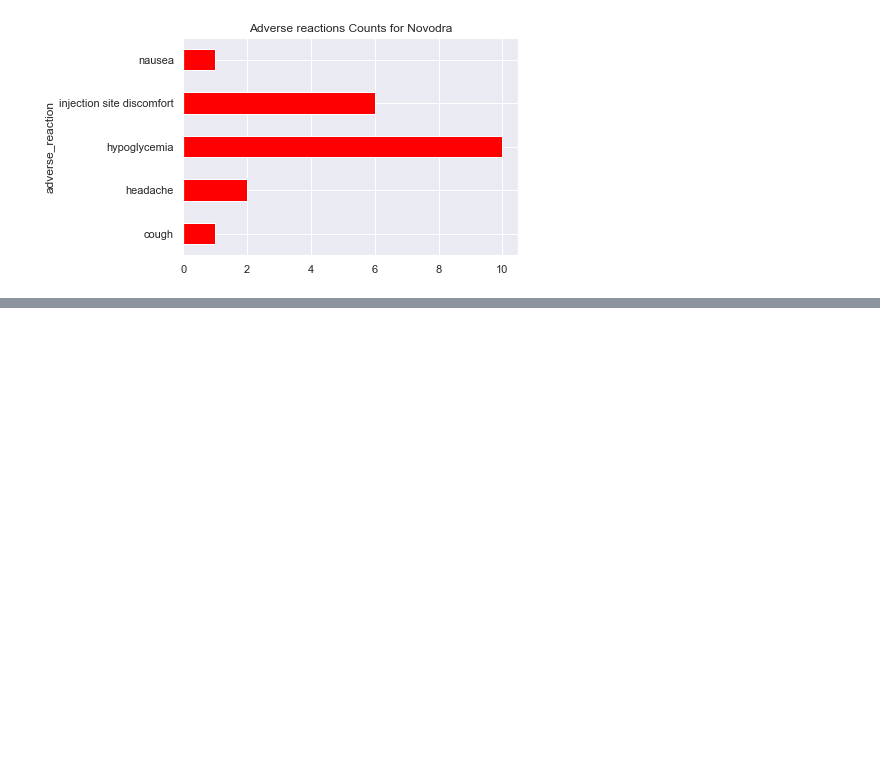
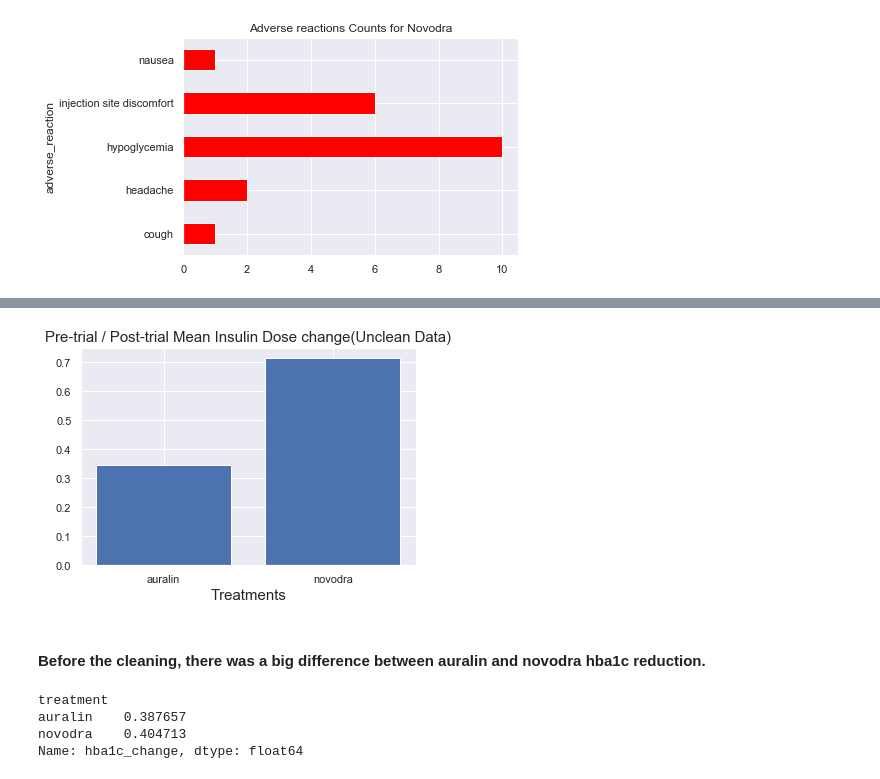
Before and after one commit to uminomuneaki/Clinical_Data_Analysis, a Jupyter notebook: assessing.ipynb, the cells around one changed output, grey strips where cells are left out. Drawn from its saved outputs; the diff is of its cells as text; code cells hidden in the pictures; blank space fills up the shorter version.

```diff
--- a/assessing.ipynb
+++ b/assessing.ipynb
@@ -726,0 +748,22 @@ after_adverse_reactions.novodra.plot(kind = 'barh',
+# %%
+auralin_before = treatments.query('novodra == "-"').hba1c_change.mean()
+# %%
+novodra_before = treatments.query('auralin == "-"').hba1c_change.mean()
+# %%
+locations = [1 , 2]
+heights = [auralin_before , novodra_before]
+labels = ['auralin' , 'novodra']
+plt.bar(locations , heights , tick_label = labels)
+plt.title('Pre-trial / Post-trial Mean Insulin Dose change(Unclean Data)' , fontsize = 15)
+plt.xlabel('Treatments' , fontsize = 15);
+# %% [output]
+[figure, added]
+# %% [markdown]
+#### Before the cleaning, there was a big difference between auralin and novodra hba1c reduction.
+# %%
+treatments_clean.groupby('treatment').hba1c_change.mean()
+# %% [output]
+treatment
+auralin    0.387657
+novodra    0.404713
+Name: hba1c_change, dtype: float64
```
Also changed, not shown: parts of 8 cells of this notebook.
